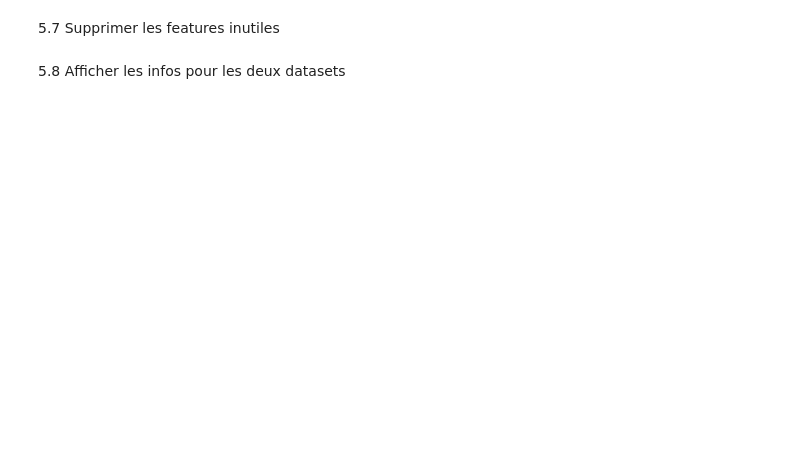
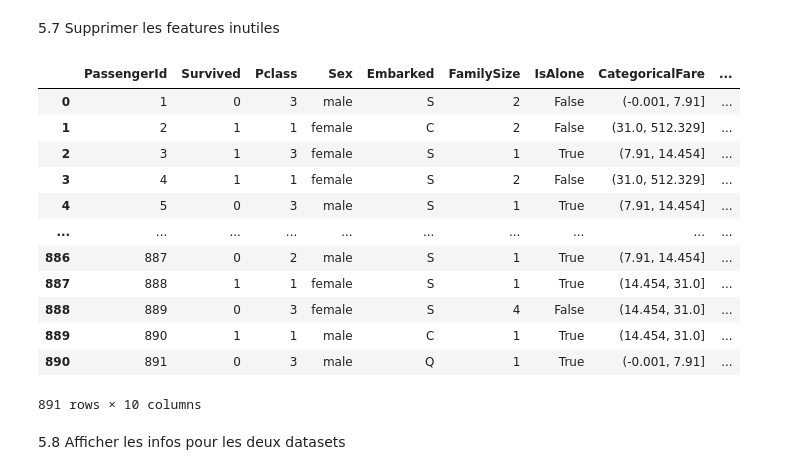
Before and after one commit to lperdereau/EPSI-ANN-I4, a Jupyter notebook: TP1/tp1_prepa_feature.ipynb, the cells around one changed output. Cells and saved outputs as stored; diff of their text form; code cells hidden in the pictures; blank space fills up the shorter version.

```diff
--- a/TP1/tp1_prepa_feature.ipynb
+++ b/TP1/tp1_prepa_feature.ipynb
@@ -69,4 +239,10 @@ from IPython.display import Markdown, display, HTML
 # %% [markdown]
 3.6 Combien de valeurs d'Age manquent ? Complète par des valeurs entières aléatoires entre (moyenne - écart type) et (moyenne + écart type).
+# %%
+train.loc[train.Age.isna()].PassengerId.count()
+train.Age.fillna(np.random.randint(train.Age.mean() - train.Age.std(), train.Age.mean() + train.Age.std()), inplace=True)
 # %% [markdown]
 3.7 Créer une variable CategoricalAge Découpant la valeur d'age en 5 catégories égales.
+# %%
+train['CategoricalAge'] = pd.qcut(train.Age, 5)
+train.CategoricalAge
@@ -78,5 +280,7 @@ from IPython.display import Markdown, display, HTML
 ## 4 : Traitement de features complexes (Optionnel)
 # %% [markdown]
 4.1 : Le nom permet de retrouver le titre du passager. Trouver les titres lorsqu'ils existent.
+# %%
+train['Title'] = train.Name.map(lambda x: x.split(', ')[1].split('.')[0])
 # %% [markdown]
 4.2 : En utilisant la fonction pandas crosstab, afficher pour train le nombre d'occurences par titres (en ligne) et par sexe (en colonne)
@@ -85,3 +311,8 @@ from IPython.display import Markdown, display, HTML
 Remplacer 'Melle et 'Ms' par 'Miss'
 Remplacer 'Mme' par 'Mrs'
 Creer une valeur "Rare" pour les autres titres avec moins de 10 occurences.
+# %%
+train.Title.replace(to_replace = ["Ms", "Mlle"], value ="Miss")
+train.Title.replace(to_replace = "Mme", value ="Mrs")
+train.loc[train.groupby('Title').Title.transform('count').lt(10), 'Title'] = 'Rare'
+train.Title.value_counts()
@@ -102,4 +456,21 @@ Creer une valeur "Rare" pour les autres titres avec moins de 10 occurences.
 # %% [markdown]
 5.7 Supprimer les features inutiles
+# %%
+drop_col = ['Name','Age','SibSp','Parch','Ticket','Cabin','Fare']
+train.drop(drop_col, axis=1)
+# %% [output]
+|  | PassengerId | Survived | Pclass | Sex | Embarked | FamilySize | IsAlone | CategoricalFare | ... |
+| 0 | 1 | 0 | 3 | male | S | 2 | False | (-0.001, 7.91] | ... |
+| 1 | 2 | 1 | 1 | female | C | 2 | False | (31.0, 512.329] | ... |
+| 2 | 3 | 1 | 3 | female | S | 1 | True | (7.91, 14.454] | ... |
+| 3 | 4 | 1 | 1 | female | S | 2 | False | (31.0, 512.329] | ... |
+| 4 | 5 | 0 | 3 | male | S | 1 | True | (7.91, 14.454] | ... |
+| ... | ... | ... | ... | ... | ... | ... | ... | ... | ... |
+| 886 | 887 | 0 | 2 | male | S | 1 | True | (7.91, 14.454] | ... |
+| 887 | 888 | 1 | 1 | female | S | 1 | True | (14.454, 31.0] | ... |
+| 888 | 889 | 0 | 3 | female | S | 4 | False | (14.454, 31.0] | ... |
+| 889 | 890 | 1 | 1 | male | C | 1 | True | (14.454, 31.0] | ... |
+| 890 | 891 | 0 | 3 | male | Q | 1 | True | (-0.001, 7.91] | ... |
+891 rows × 10 columns
 # %% [markdown]
 5.8 Afficher les infos pour les deux datasets
```
Also changed, not shown: parts of 31 cells of this notebook, 3 other files.
